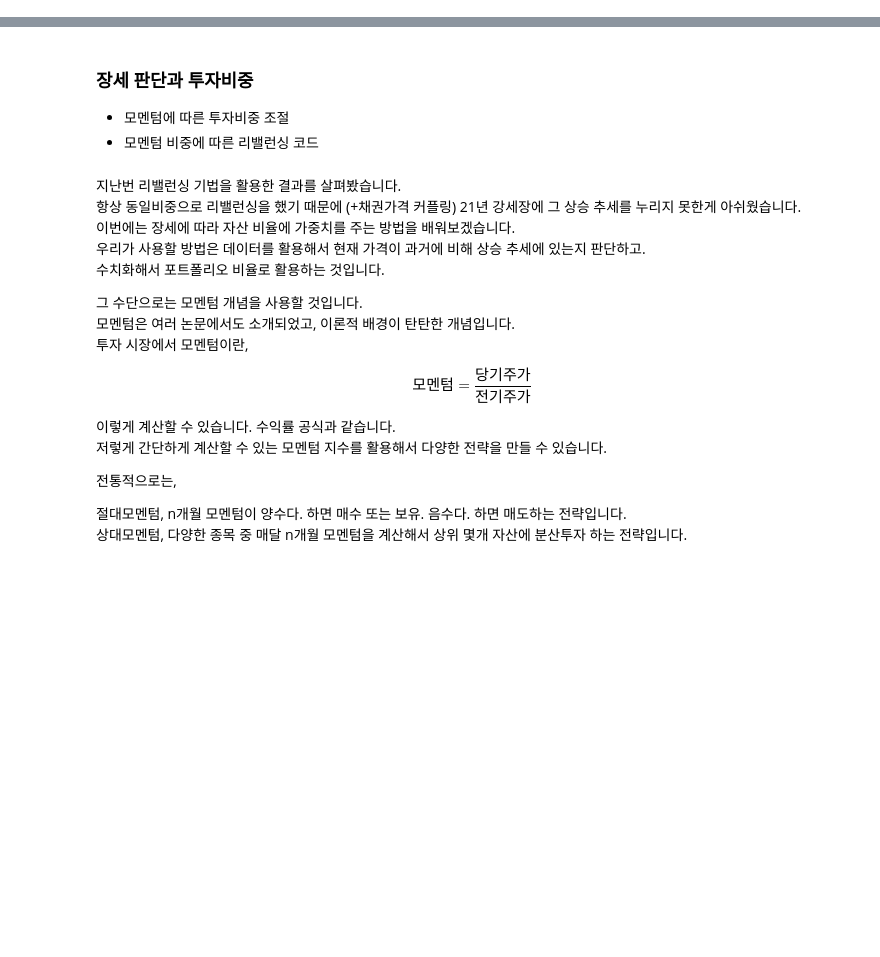
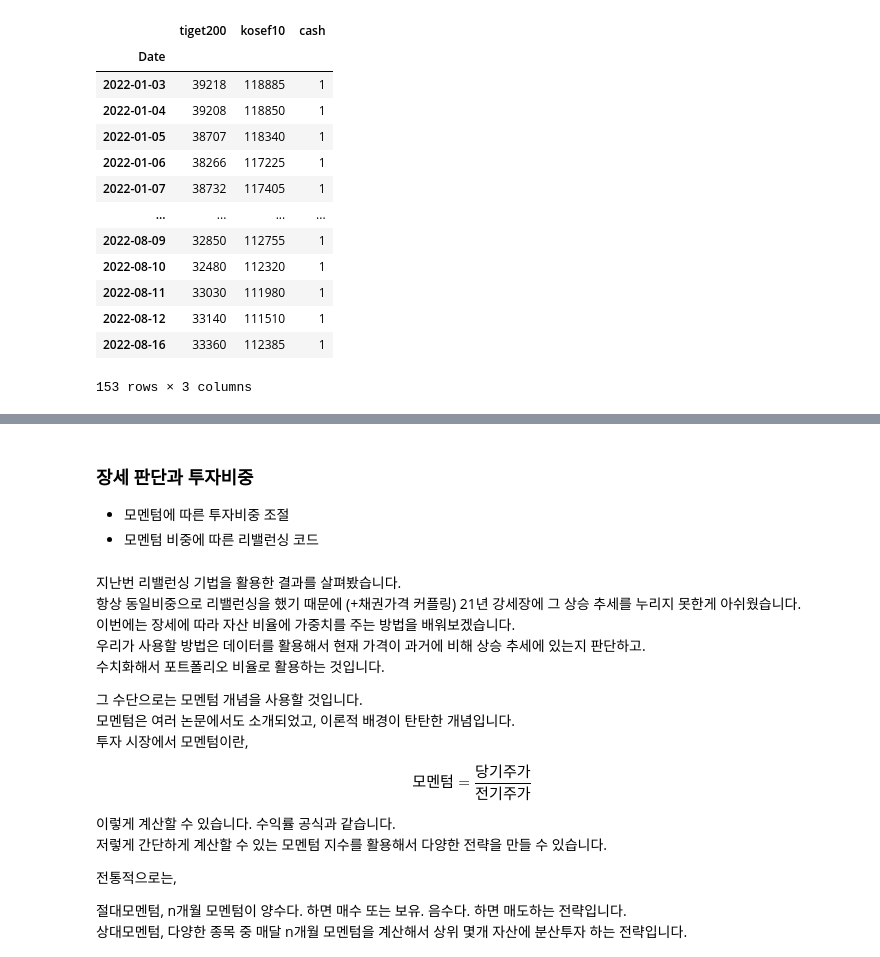
Before and after one commit to mmvv11/python-quant, a Jupyter notebook: 백업 (2022-7-20)/7. 장세판단과 투자비중을 정하는 방법 with Systrader79 평균모멘텀스코어 활용.ipynb, the cells around one changed output, grey strips where cells are left out. Drawn from its saved outputs; the diff is of its cells as text; code cells hidden in the pictures; blank space fills up the shorter version.

```diff
--- a/백업 (2022-7-20)/7. 장세판단과 투자비중을 정하는 방법 with Systrader79 평균모멘텀스코어 활용.ipynb
+++ b/백업 (2022-7-20)/7. 장세판단과 투자비중을 정하는 방법 with Systrader79 평균모멘텀스코어 활용.ipynb
@@ -184 +160,5 @@ def getWeightByAvgMomentumScore(closeDataSet, n = 12):
     return weight, avgMomentumScore
+# %%
+tiger200 = getCloseData("102110", "2022")
+kosef10 = getCloseData("148070", "2022")
+kosef3 = getCloseData("114470", "2022")
@@ -184,0 +198,18 @@ def getWeightByAvgMomentumScore(closeDataSet, n = 12):
+# %%
+dataSet['cash'] = 1
+dataSet
+# %% [output]
+|  | tiget200 | kosef10 | cash |
+| Date |  |  |  |
+| 2022-01-03 | 39218 | 118885 | 1 |
+| 2022-01-04 | 39208 | 118850 | 1 |
+| 2022-01-05 | 38707 | 118340 | 1 |
+| 2022-01-06 | 38266 | 117225 | 1 |
+| 2022-01-07 | 38732 | 117405 | 1 |
+| ... | ... | ... | ... |
+| 2022-08-09 | 32850 | 112755 | 1 |
+| 2022-08-10 | 32480 | 112320 | 1 |
+| 2022-08-11 | 33030 | 111980 | 1 |
+| 2022-08-12 | 33140 | 111510 | 1 |
+| 2022-08-16 | 33360 | 112385 | 1 |
+153 rows × 3 columns
```
Also changed, not shown: parts of 7 cells of this notebook, 29 other files.
